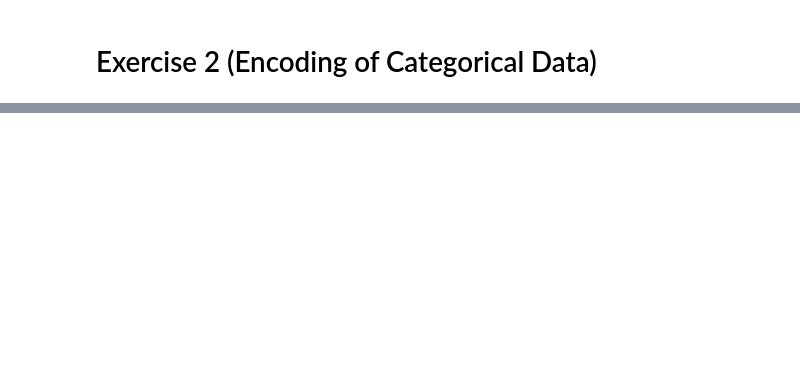
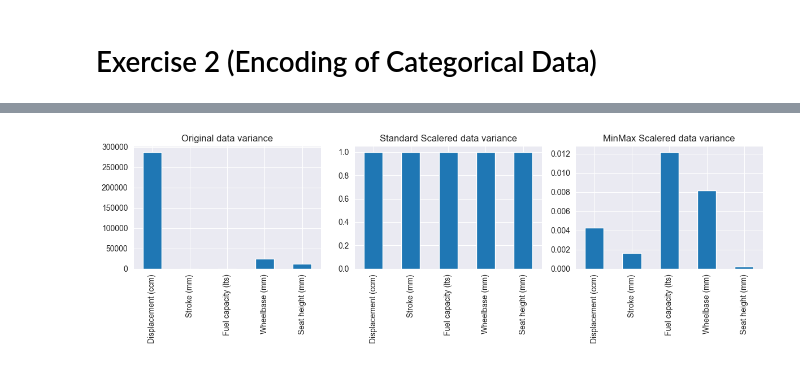
Before and after one commit to Sepehr-A/CLA_Project, a Jupyter notebook: PCA_HW/PCA_HW.ipynb, the cells around one changed output, grey strips where cells are left out. Drawn from its saved outputs; the diff is of its cells as text; code cells hidden in the pictures; blank space fills up the shorter version.

```diff
--- a/PCA_HW/PCA_HW.ipynb
+++ b/PCA_HW/PCA_HW.ipynb
@@ -309,0 +286,2 @@ workdf.head()
+# %%
+workdf_dropped[categorical_columns_list]=workdf_dropped[categorical_columns_list].fillna("nan")
@@ -309,0 +340,2 @@ workdf.head()
+# %%
+Xworkdf=workdf_dropped.drop(columns=labels, axis=1).copy()
@@ -309,0 +346,13 @@ workdf.head()
+# %%
+from sklearn.preprocessing import StandardScaler, MinMaxScaler
+
+# Initialize scalers
+std_scaler = StandardScaler()
+minmax_scaler = MinMaxScaler()
+
+# creating DFs
+Xworkdf_std = Xworkdf.copy()
+Xworkdf_mm = Xworkdf.copy()
+
+Xworkdf_std[numerical_columns_list] = std_scaler.fit_transform(Xworkdf[numerical_columns_list])
+Xworkdf_mm[numerical_columns_list] = minmax_scaler.fit_transform(Xworkdf[numerical_columns_list])
@@ -309,0 +362,4 @@ workdf.head()
+# %%
+original_df_var=Xworkdf[numerical_columns_list].var()
+std_df_var=Xworkdf_std[numerical_columns_list].var()
+mm_df_var=Xworkdf_mm[numerical_columns_list].var()
@@ -309,0 +393,18 @@ workdf.head()
+# %%
+data={
+    "Original data variance":original_df_var,
+    "Standard Scalered data variance":std_df_var,
+    "MinMax Scalered data variance":mm_df_var
+}
+df = pd.DataFrame(data)
+fig, axes = plt.subplots(nrows=1, ncols=len(df.columns), figsize=(12, 4))
+
+# Plot each variable
+for i, col in enumerate(df.columns):
+    df[col].plot(kind='bar', ax=axes[i])
+    axes[i].set_title(col)
+
+plt.tight_layout()
+plt.show()
+# %% [output]
+[figure, added]
```
Also changed, not shown: parts of 65 cells of this notebook.
